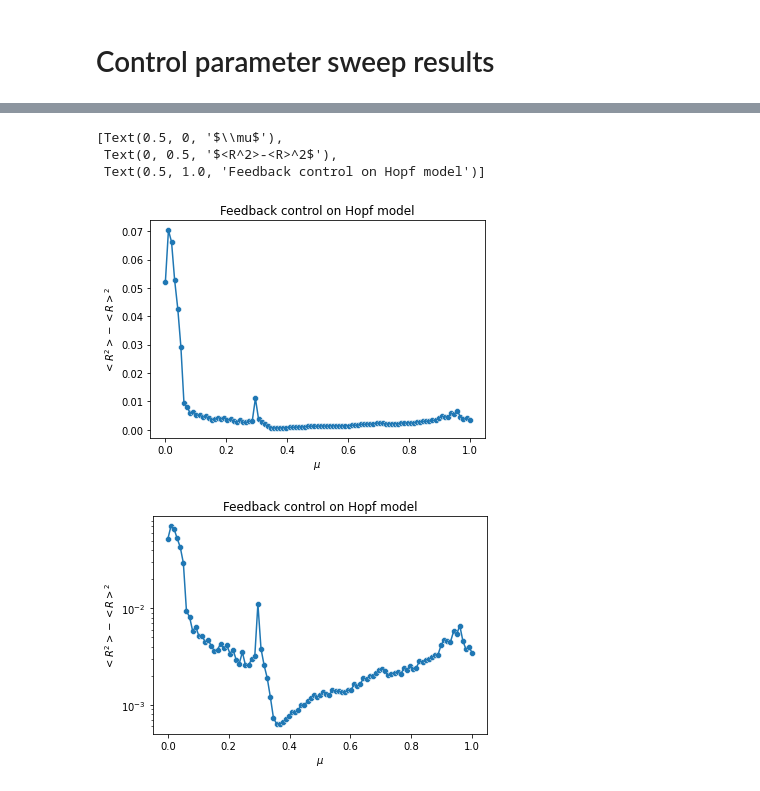
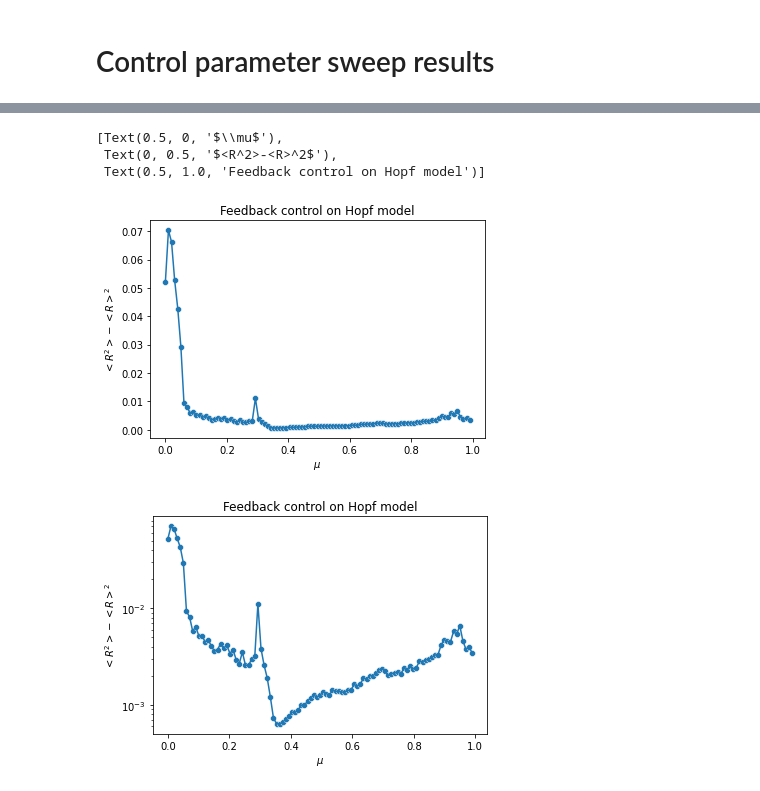
Before and after one commit to rnartallo/turbulencecontrol, a Jupyter notebook: TurbulenceControl.ipynb, the cells around one changed output, grey strips where cells are left out. Saved outputs shown, nothing was run; the diff lists cells and outputs as text; code cells hidden in the pictures.

Commit message:
Param sweep plots

```diff
--- a/TurbulenceControl.ipynb
+++ b/TurbulenceControl.ipynb
@@ -355,19 +354,18 @@ paramsweepcomplex = np.array(pd.read_csv('ComplexHopfCotrolSweep.txt',header=Non
 # %%
-control = np.linspace(0,1,99)
+control = np.linspace(0,0.99,99)
 # %%
 ax = sbn.scatterplot(x=control,y=paramsweepcomplex)
 ax =sbn.lineplot(x=control,y=paramsweepcomplex)
 ax.set(xlabel='$\mu$',ylabel='$<R^2>-<R>^2$',title='Feedback control on Hopf model')
-scipy.op
 # %% [output]
 [Text(0.5, 0, '$\\mu$'),
  Text(0, 0.5, '$<R^2>-<R>^2$'),
  Text(0.5, 1.0, 'Feedback control on Hopf model')]
-[figure, old version]
+[figure, new version]
 # %%
 ax = sbn.scatterplot(x=control,y=paramsweepcomplex)
 ax =sbn.lineplot(x=control,y=paramsweepcomplex)
 ax.set(xlabel='$\mu$',ylabel='$<R^2>-<R>^2$',title='Feedback control on Hopf model')
 plt.yscale('log')
 # %% [output]
-[figure, old version]
+[figure, new version]
```
Also changed, not shown: parts of 5 cells of this notebook.
